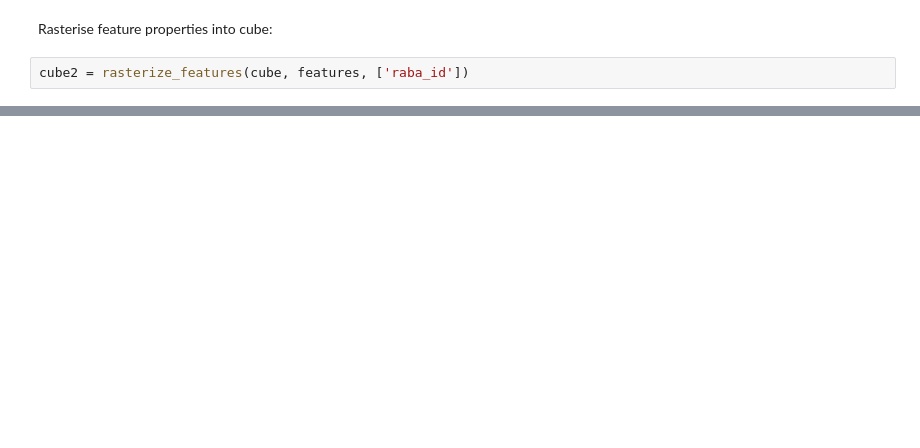
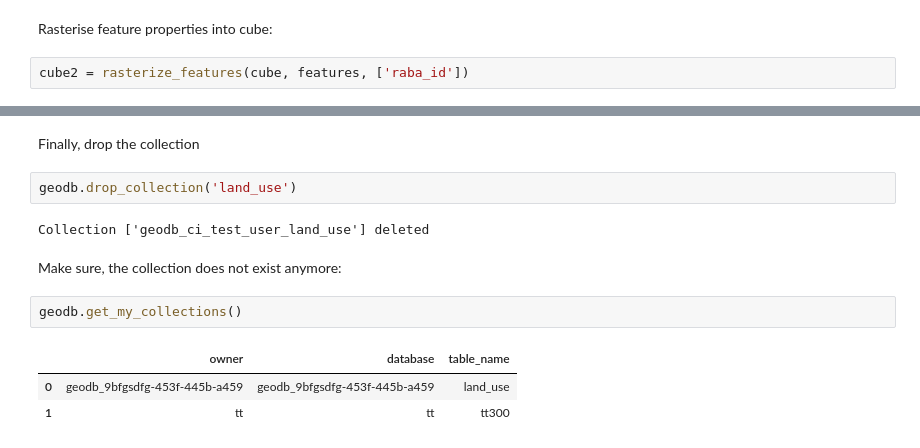
Before and after one commit to xcube-dev/xcube-sh, a Jupyter notebook: examples/notebooks/Ex4-DCFS-GeoDB.ipynb, the cells around one changed output, grey strips where cells are left out. Drawn from its saved outputs; the diff is of its cells as text; blank space fills up the shorter version.

```diff
--- a/examples/notebooks/Ex4-DCFS-GeoDB.ipynb
+++ b/examples/notebooks/Ex4-DCFS-GeoDB.ipynb
@@ -153,0 +251,14 @@ cube2.raba_id.plot.imshow(figsize=(16, 16))
+# %% [markdown]
+Finally, drop the collection
+# %%
+geodb.drop_collection('land_use')
+# %% [output]
+Collection ['geodb_ci_test_user_land_use'] deleted
+# %% [markdown]
+Make sure, the collection does not exist anymore:
+# %%
+geodb.get_my_collections()
+# %% [output]
+|  | owner | database | table_name |
+| 0 | geodb_9bfgsdfg-453f-445b-a459 | geodb_9bfgsdfg-453f-445b-a459 | land_use |
+| 1 | tt | tt | tt300 |
```
Also changed, not shown: parts of 19 cells of this notebook, 6 other files.
